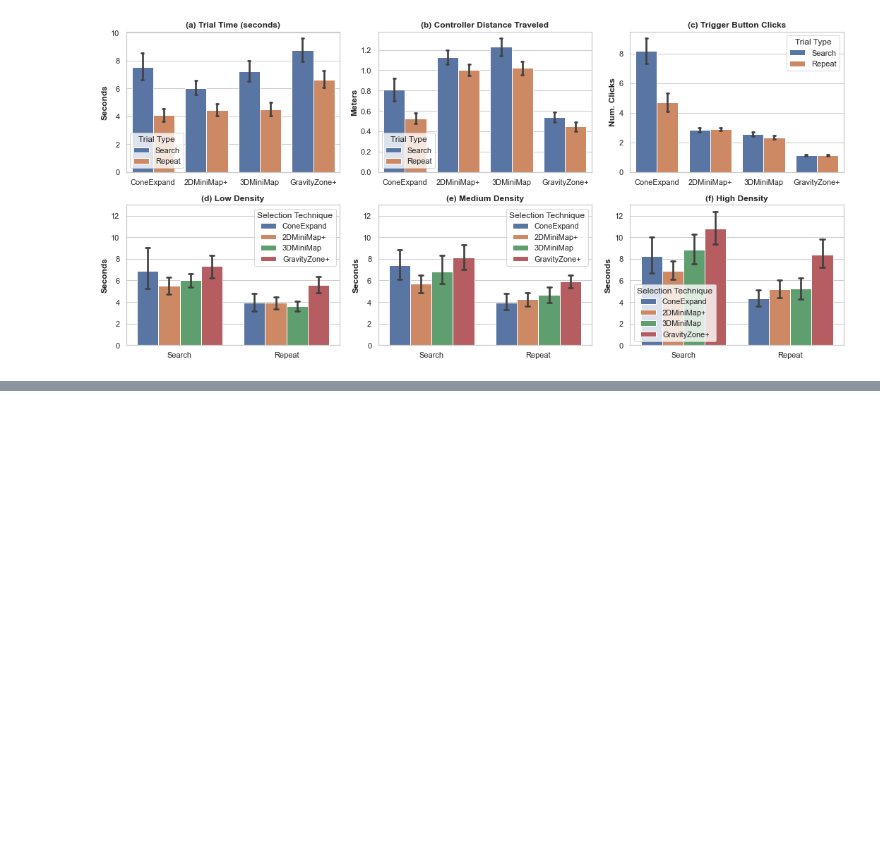
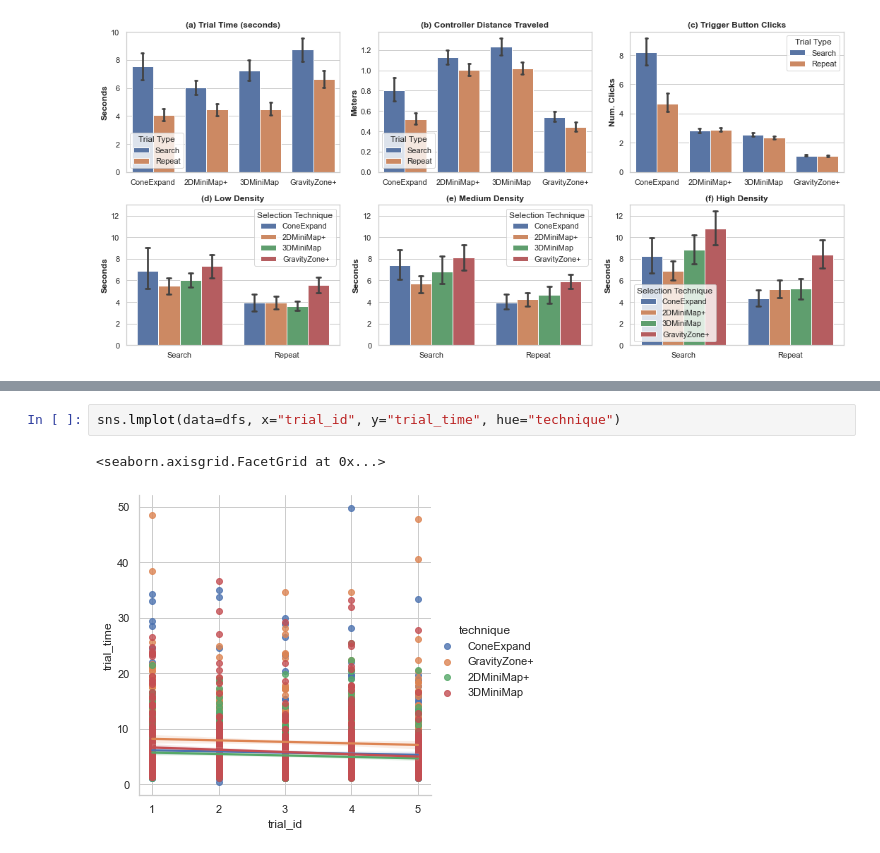
Before and after one commit to maslychm/vr_selection, a Jupyter notebook: data_analysis/clicks.ipynb, the cells around one changed output, grey strips where cells are left out. Cells and saved outputs as stored; diff of their text form; blank space fills up the shorter version.

```diff
--- a/data_analysis/clicks.ipynb
+++ b/data_analysis/clicks.ipynb
@@ -228,0 +288,5 @@ fig.savefig("all_data.pdf")
+# %%
+sns.lmplot(data=dfs, x="trial_id", y="trial_time", hue="technique")
+# %% [output]
+<seaborn.axisgrid.FacetGrid at 0x...>
+[figure, added]
```
Also changed, not shown: parts of 8 cells of this notebook.
